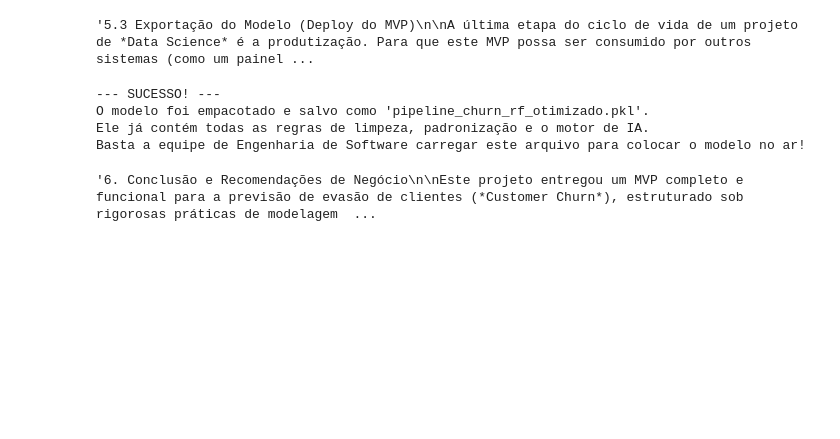
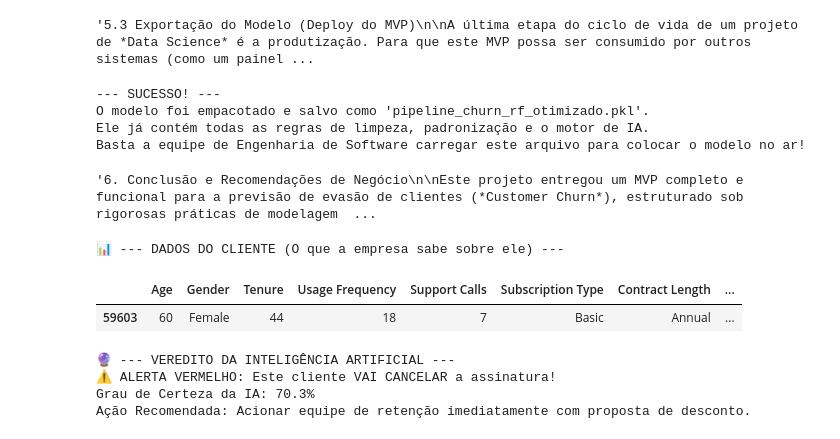
Before and after one commit to danielmagliano2002/dados-mvp-churn, a Jupyter notebook: prova_ssd_211043389.ipynb, the cells around one changed output. Saved outputs shown, nothing was run; the diff lists cells and outputs as text; code cells hidden in the pictures; blank space fills up the shorter version.

```diff
--- a/prova_ssd_211043389.ipynb
+++ b/prova_ssd_211043389.ipynb
@@ -542,3 +544,34 @@ Através de otimização automatizada de hiperparâmetros (`RandomizedSearchCV`)
 O MVP cumpre seu objetivo primário, unindo precisão matemática, interpretabilidade de regras de negócio e arquitetura limpa pronta para produção.'''
 # %% [output]
 '6. Conclusão e Recomendações de Negócio\n\nEste projeto entregou um MVP completo e funcional para a previsão de evasão de clientes (*Customer Churn*), estruturado sob rigorosas práticas de modelagem  ...
+# %%
+import random
+
+# 1. Sorteia 1 cliente aleatório da base de teste limpa
+cliente_sorteado = X_test_limpo.sample(1, random_state=random.randint(1, 1000))
+
+print("📊 --- DADOS DO CLIENTE (O que a empresa sabe sobre ele) ---")
+display(cliente_sorteado) # Mostra a tabelinha com os dados do cliente
+
+# 2. Pede para o Modelo Otimizado dar o veredito
+# predict() diz 0 ou 1. predict_proba() diz a % de certeza.
+previsao = melhor_modelo_rf.predict(cliente_sorteado)[0]
+probabilidade_churn = melhor_modelo_rf.predict_proba(cliente_sorteado)[0][1]
+
+print("\n🔮 --- VEREDITO DA INTELIGÊNCIA ARTIFICIAL ---")
+if previsao == 1:
+    print(f"⚠️ ALERTA VERMELHO: Este cliente VAI CANCELAR a assinatura!")
+    print(f"Grau de Certeza da IA: {probabilidade_churn * 100:.1f}%")
+    print("Ação Recomendada: Acionar equipe de retenção imediatamente com proposta de desconto.")
+else:
+    print(f"✅ CLIENTE SEGURO: Baixo risco de evasão.")
+    print(f"Probabilidade de Cancelamento: {probabilidade_churn * 100:.1f}%")
+    print("Ação Recomendada: Manter réguas de relacionamento padrão.")
+# %% [output]
+📊 --- DADOS DO CLIENTE (O que a empresa sabe sobre ele) ---
+|  | Age | Gender | Tenure | Usage Frequency | Support Calls | Subscription Type | Contract Length | ... |
+| 59603 | 60 | Female | 44 | 18 | 7 | Basic | Annual | ... |
+🔮 --- VEREDITO DA INTELIGÊNCIA ARTIFICIAL ---
+⚠️ ALERTA VERMELHO: Este cliente VAI CANCELAR a assinatura!
+Grau de Certeza da IA: 70.3%
+Ação Recomendada: Acionar equipe de retenção imediatamente com proposta de desconto.
```
Also changed, not shown: parts of 1 cell of this notebook.
